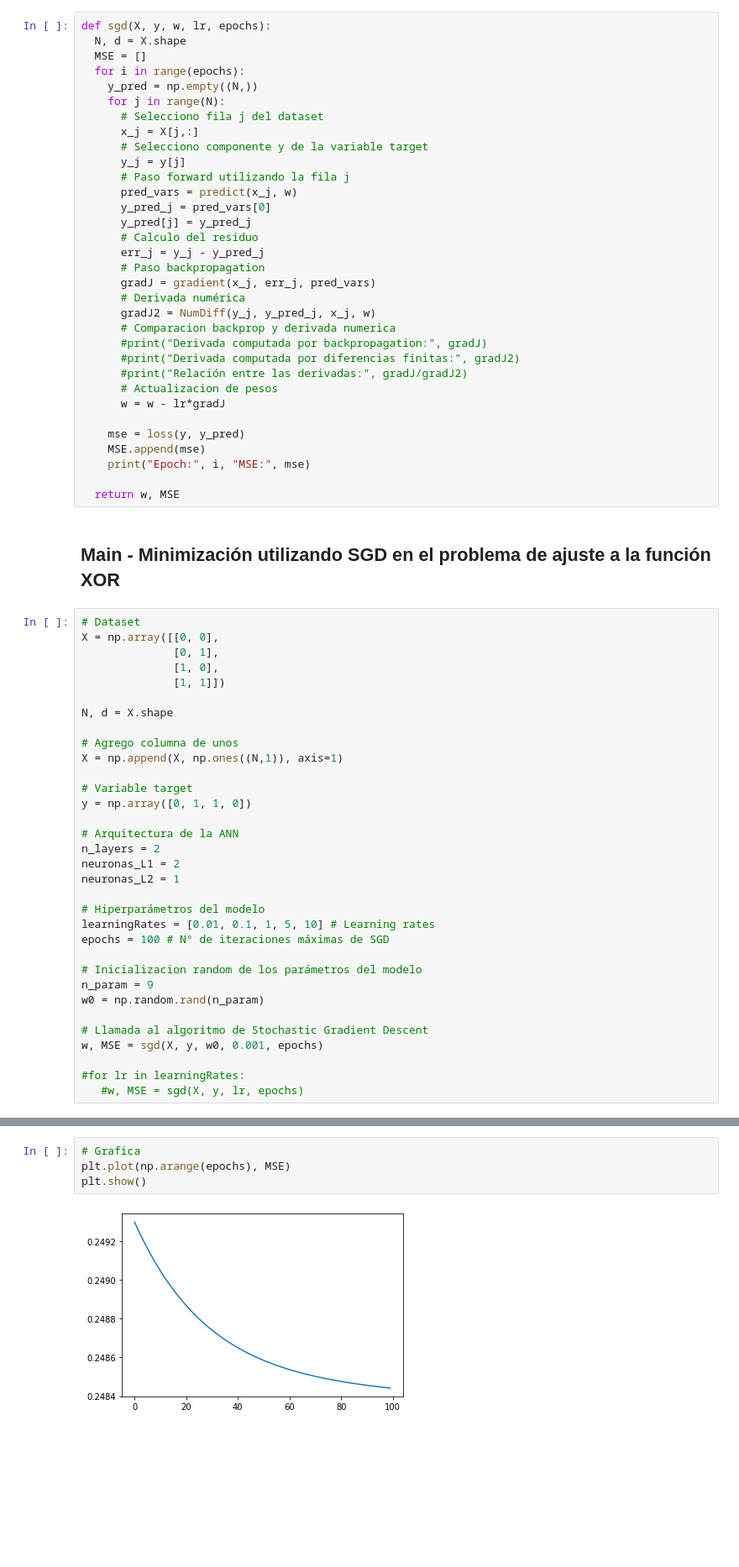
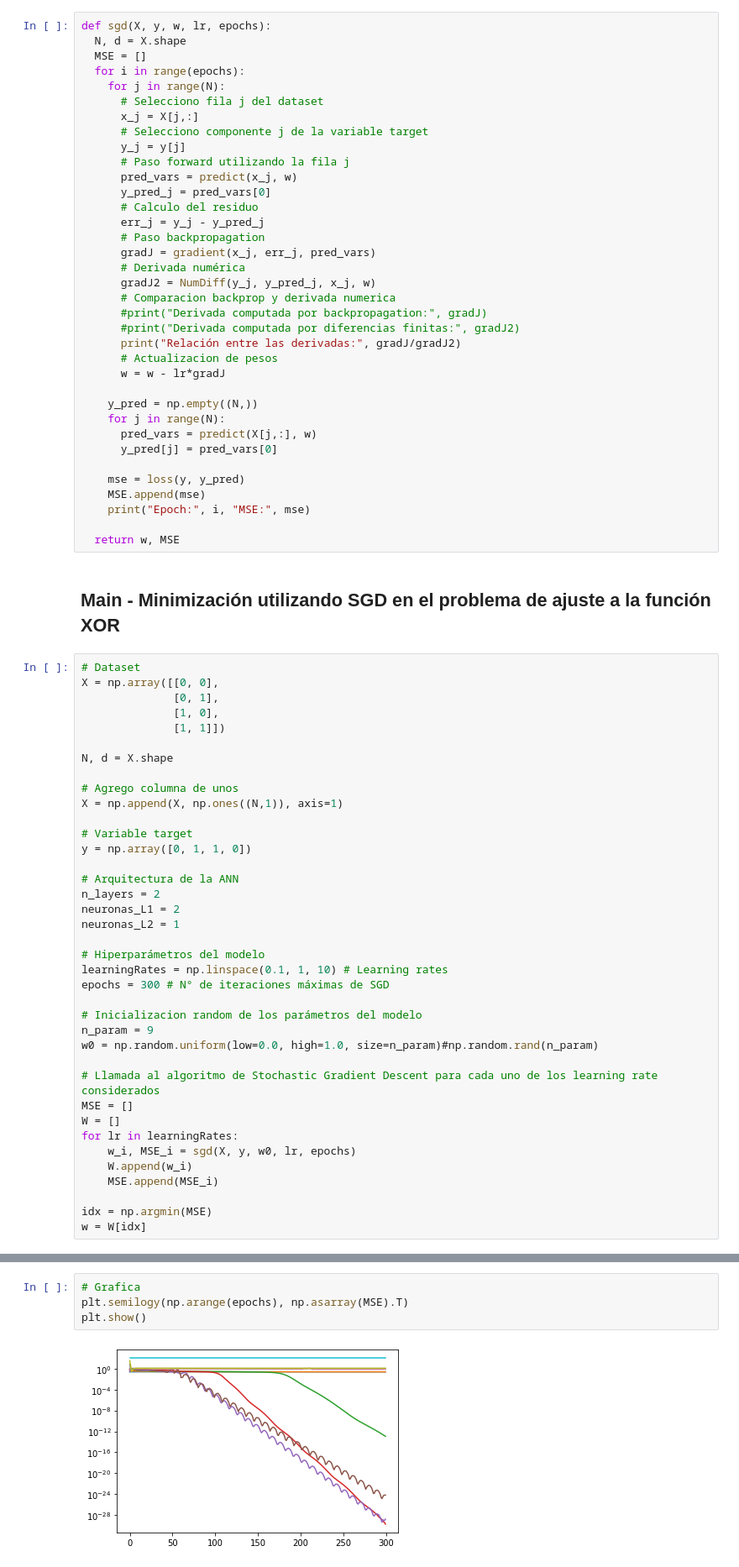
Before and after one commit to btourn/EIA-DeepLearning-Practicas, a Jupyter notebook: Clase1/ImplementacionSGD.ipynb, the cells around one changed output, grey strips where cells are left out. Shown at 84% size. Saved outputs shown, nothing was run; the diff lists cells and outputs as text; blank space fills up the shorter version.

```diff
--- a/Clase1/ImplementacionSGD.ipynb
+++ b/Clase1/ImplementacionSGD.ipynb
@@ -109,16 +109,14 @@ def sgd(X, y, w, lr, epochs):
   N, d = X.shape
   MSE = []
   for i in range(epochs):
-    y_pred = np.empty((N,))
     for j in range(N):
       # Selecciono fila j del dataset
       x_j = X[j,:]
-      # Selecciono componente y de la variable target
+      # Selecciono componente j de la variable target
       y_j = y[j]
       # Paso forward utilizando la fila j
       pred_vars = predict(x_j, w)
       y_pred_j = pred_vars[0]
-      y_pred[j] = y_pred_j
       # Calculo del residuo
       err_j = y_j - y_pred_j
       # Paso backpropagation
@@ -128,9 +126,14 @@ def sgd(X, y, w, lr, epochs):
       # Comparacion backprop y derivada numerica
       #print("Derivada computada por backpropagation:", gradJ)
       #print("Derivada computada por diferencias finitas:", gradJ2)
-      #print("Relación entre las derivadas:", gradJ/gradJ2)
+      print("Relación entre las derivadas:", gradJ/gradJ2)
       # Actualizacion de pesos
       w = w - lr*gradJ
+
+    y_pred = np.empty((N,))
+    for j in range(N):
+      pred_vars = predict(X[j,:], w)
+      y_pred[j] = pred_vars[0]
 
     mse = loss(y, y_pred)
     MSE.append(mse)
@@ -160,16 +163,21 @@ neuronas_L1 = 2
 neuronas_L2 = 1
 
 # Hiperparámetros del modelo
-learningRates = [0.01, 0.1, 1, 5, 10] # Learning rates
-epochs = 100 # N° de iteraciones máximas de SGD
+learningRates = np.linspace(0.1, 1, 10) # Learning rates
+epochs = 300 # N° de iteraciones máximas de SGD
 
 # Inicializacion random de los parámetros del modelo
 n_param = 9
-w0 = np.random.rand(n_param)
+w0 = np.random.uniform(low=0.0, high=1.0, size=n_param)#np.random.rand(n_param)
 
-# Llamada al algoritmo de Stochastic Gradient Descent
-w, MSE = sgd(X, y, w0, 0.001, epochs)
+# Llamada al algoritmo de Stochastic Gradient Descent para cada uno de los learning rate considerados
+MSE = []
+W = []
+for lr in learningRates:
+    w_i, MSE_i = sgd(X, y, w0, lr, epochs)
+    W.append(w_i)
+    MSE.append(MSE_i)
 
-#for lr in learningRates:
-   #w, MSE = sgd(X, y, lr, epochs)
+idx = np.argmin(MSE)
+w = W[idx]
 # %% [output]
@@ -214,6 +250,6 @@ Predicción: [0.41850402137031373, 0.533393746463606, 0.4876734155802524, 0.5778
 # %%
 # Grafica
-plt.plot(np.arange(epochs), MSE)
+plt.semilogy(np.arange(epochs), np.asarray(MSE).T)
 plt.show()
 # %% [output]
-[figure, old version]
+[figure, new version]
```
Also changed, not shown: parts of 8 cells of this notebook.
